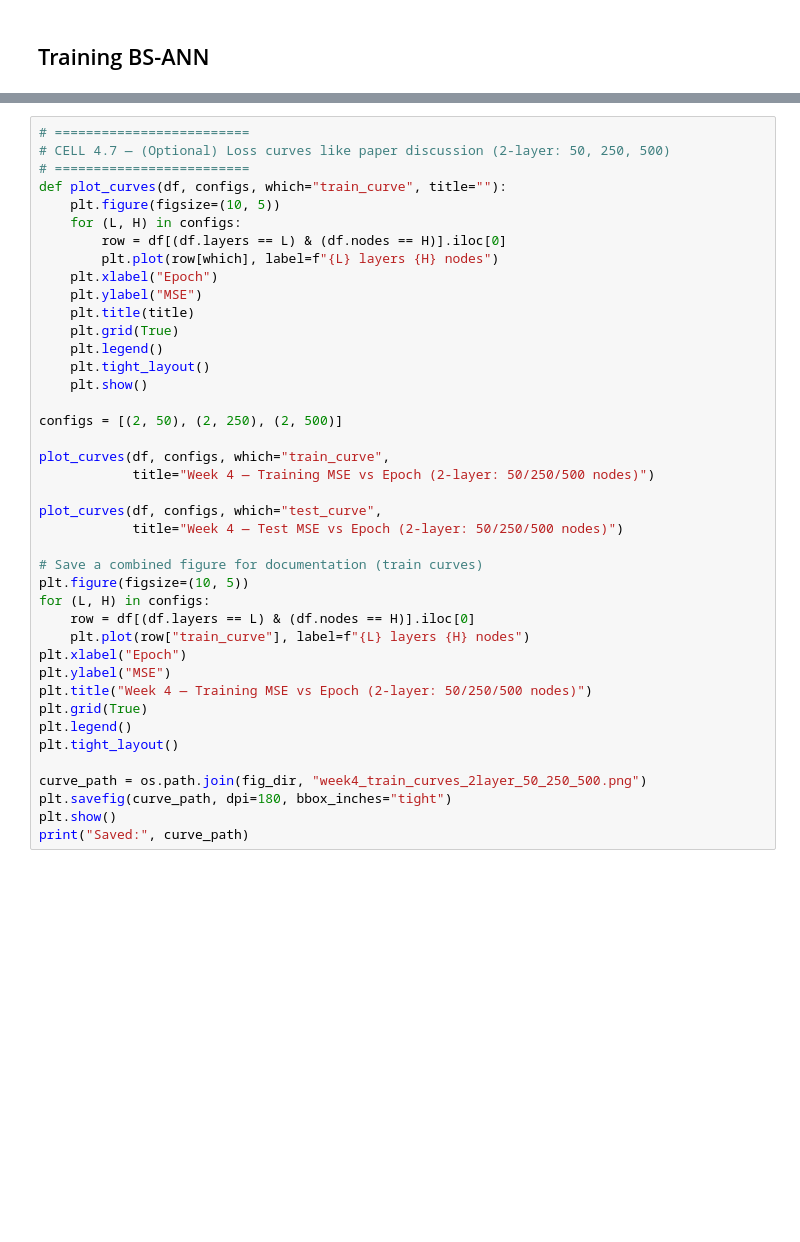
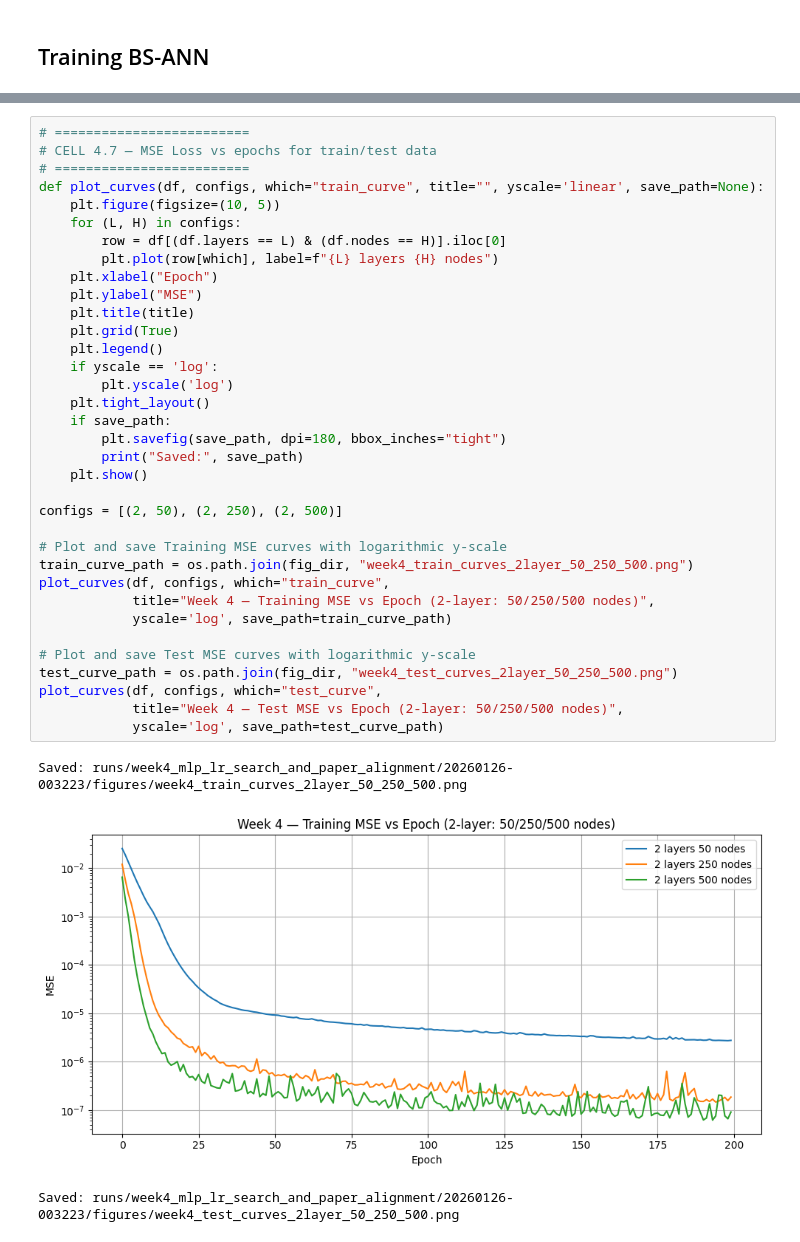
Before and after one commit to JosephOuyang/machine_learning_for_options_pricing_and_implied_volatility, a Jupyter notebook: notebooks/options_pricing_main.ipynb, the cells around one changed output, grey strips where cells are left out. Saved outputs shown, nothing was run; the diff lists cells and outputs as text; blank space fills up the shorter version.

```diff
--- a/notebooks/options_pricing_main.ipynb
+++ b/notebooks/options_pricing_main.ipynb
@@ -1248,41 +1237,39 @@ print("Saved:", fig_path)
 # %%
 # =========================
-# CELL 4.7 — (Optional) Loss curves like paper discussion (2-layer: 50, 250, 500)
+# CELL 4.7 — MSE Loss vs epochs for train/test data
 # =========================
-def plot_curves(df, configs, which="train_curve", title=""):
+def plot_curves(df, configs, which="train_curve", title="", yscale='linear', save_path=None):
     plt.figure(figsize=(10, 5))
     for (L, H) in configs:
         row = df[(df.layers == L) & (df.nodes == H)].iloc[0]
         plt.plot(row[which], label=f"{L} layers {H} nodes")
     plt.xlabel("Epoch")
     plt.ylabel("MSE")
     plt.title(title)
     plt.grid(True)
     plt.legend()
+    if yscale == 'log':
+        plt.yscale('log')
     plt.tight_layout()
+    if save_path:
+        plt.savefig(save_path, dpi=180, bbox_inches="tight")
+        print("Saved:", save_path)
     plt.show()
 
 configs = [(2, 50), (2, 250), (2, 500)]
 
+# Plot and save Training MSE curves with logarithmic y-scale
+train_curve_path = os.path.join(fig_dir, "week4_train_curves_2layer_50_250_500.png")
 plot_curves(df, configs, which="train_curve",
-            title="Week 4 — Training MSE vs Epoch (2-layer: 50/250/500 nodes)")
+            title="Week 4 — Training MSE vs Epoch (2-layer: 50/250/500 nodes)",
+            yscale='log', save_path=train_curve_path)
 
+# Plot and save Test MSE curves with logarithmic y-scale
+test_curve_path = os.path.join(fig_dir, "week4_test_curves_2layer_50_250_500.png")
 plot_curves(df, configs, which="test_curve",
-            title="Week 4 — Test MSE vs Epoch (2-layer: 50/250/500 nodes)")
-
-# Save a combined figure for documentation (train curves)
-plt.figure(figsize=(10, 5))
-for (L, H) in configs:
-    row = df[(df.layers == L) & (df.nodes == H)].iloc[0]
-    plt.plot(row["train_curve"], label=f"{L} layers {H} nodes")
-plt.xlabel("Epoch")
-plt.ylabel("MSE")
-plt.title("Week 4 — Training MSE vs Epoch (2-layer: 50/250/500 nodes)")
-plt.grid(True)
-plt.legend()
-plt.tight_layout()
-
-curve_path = os.path.join(fig_dir, "week4_train_curves_2layer_50_250_500.png")
-plt.savefig(curve_path, dpi=180, bbox_inches="tight")
-plt.show()
-print("Saved:", curve_path)
+            title="Week 4 — Test MSE vs Epoch (2-layer: 50/250/500 nodes)",
+            yscale='log', save_path=test_curve_path)
+# %% [output]
+Saved: runs/week4_mlp_lr_search_and_paper_alignment/20260126-003223/figures/week4_train_curves_2layer_50_250_500.png
+[figure, added]
+Saved: runs/week4_mlp_lr_search_and_paper_alignment/20260126-003223/figures/week4_test_curves_2layer_50_250_500.png
```
Also changed, not shown: parts of 8 cells of this notebook.
